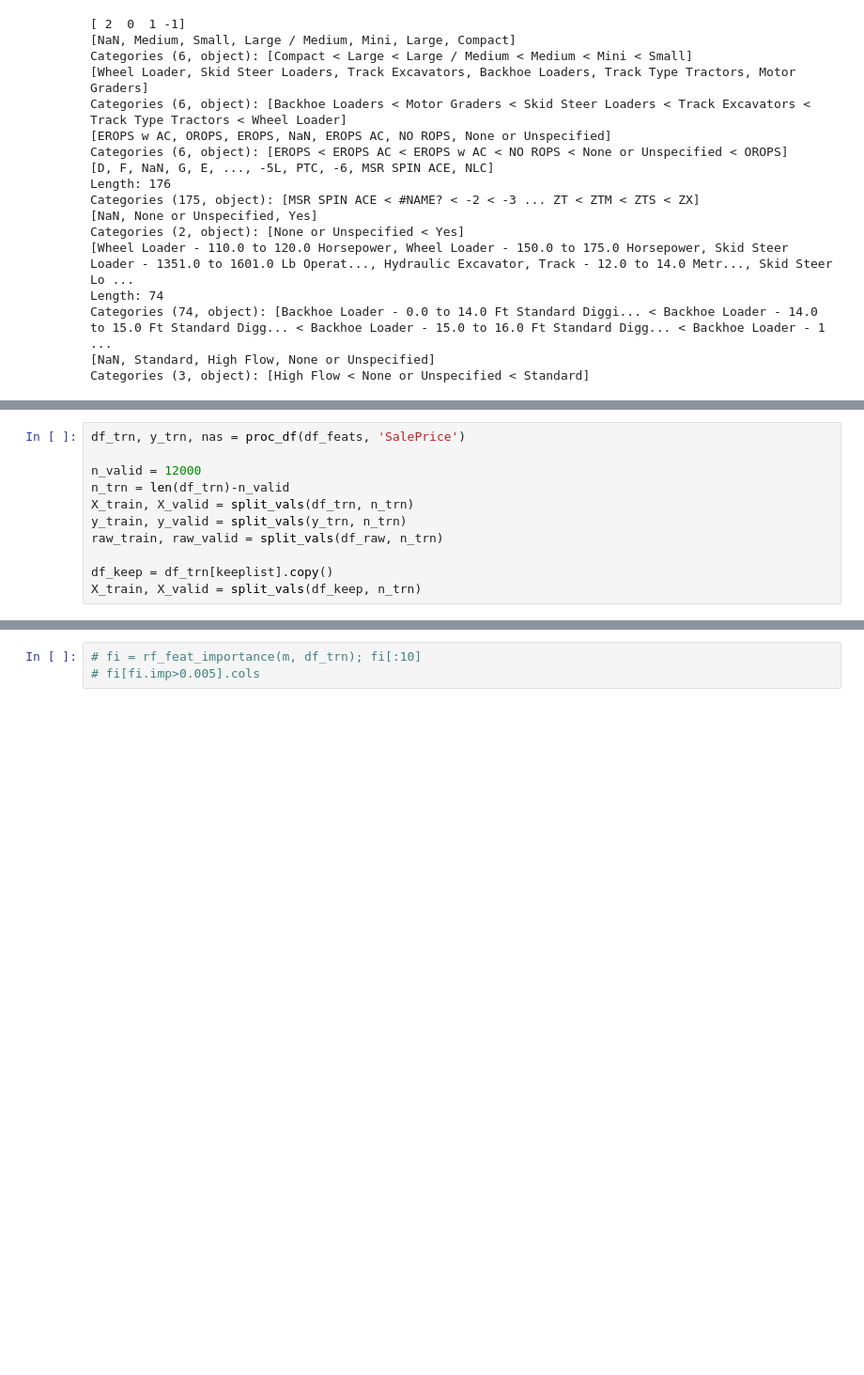
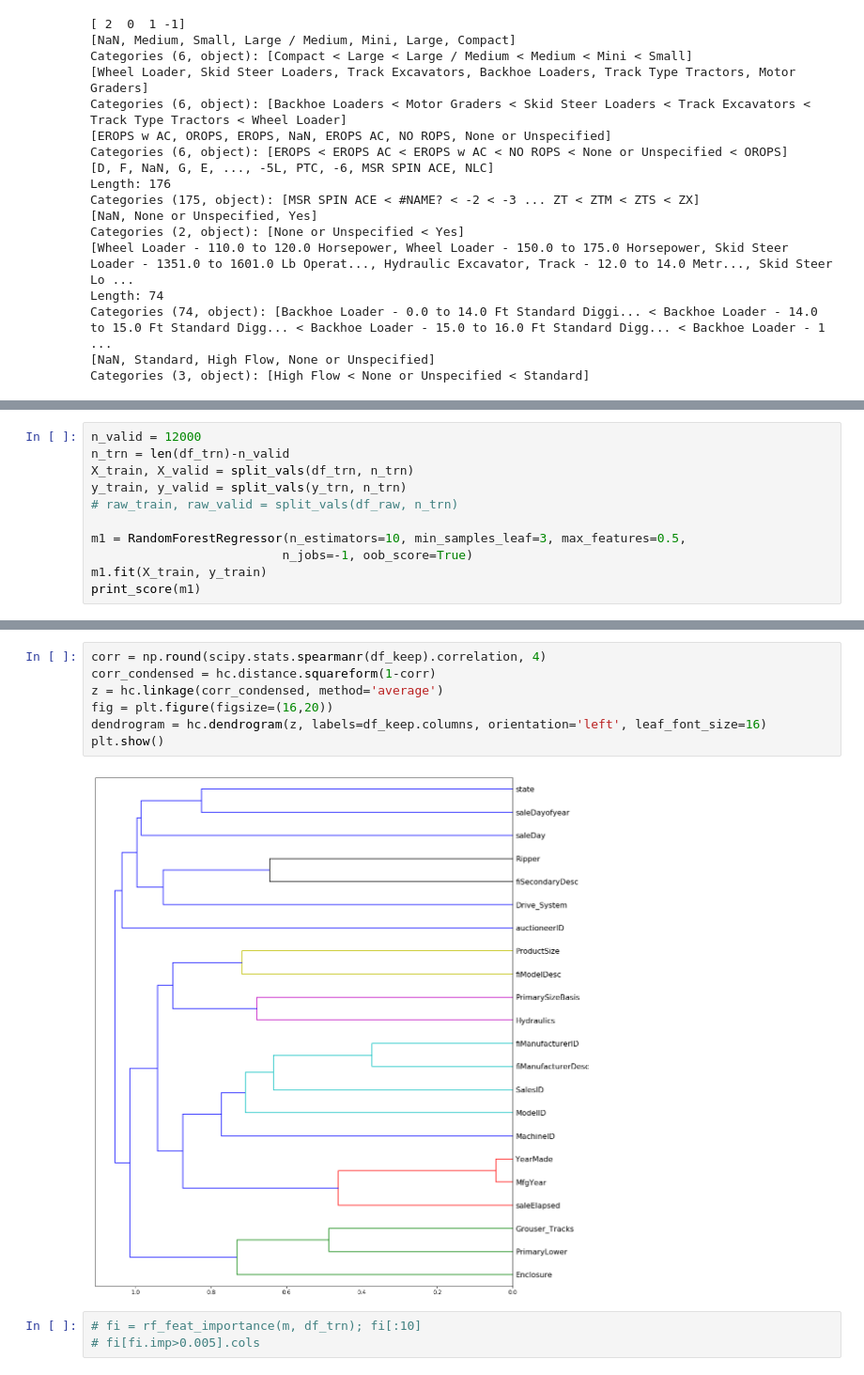
Before and after one commit to davidkobilnyk/fastai, a Jupyter notebook: courses/ml1/lesson2-rf_interpretation.ipynb, the cells around one changed output, grey strips where cells are left out. Shown at 94% size. Cells and saved outputs as stored; diff of their text form; blank space fills up the shorter version.

```diff
--- a/courses/ml1/lesson2-rf_interpretation.ipynb
+++ b/courses/ml1/lesson2-rf_interpretation.ipynb
@@ -291,11 +363,11 @@ array(['EROPS AC', 'OROPS', 'EROPS', nan, 'NO ROPS', 'None or Unspecified'], dty
 # %%
-df_trn, y_trn, nas = proc_df(df_feats, 'SalePrice')
-
 n_valid = 12000
 n_trn = len(df_trn)-n_valid
 X_train, X_valid = split_vals(df_trn, n_trn)
 y_train, y_valid = split_vals(y_trn, n_trn)
-raw_train, raw_valid = split_vals(df_raw, n_trn)
+# raw_train, raw_valid = split_vals(df_raw, n_trn)
 
-df_keep = df_trn[keeplist].copy()
-X_train, X_valid = split_vals(df_keep, n_trn)
+m1 = RandomForestRegressor(n_estimators=10, min_samples_leaf=3, max_features=0.5,
+                          n_jobs=-1, oob_score=True)
+m1.fit(X_train, y_train)
+print_score(m1)
@@ -314,3 +416,12 @@ plot_fi(fi);
+# %%
+corr = np.round(scipy.stats.spearmanr(df_keep).correlation, 4)
+corr_condensed = hc.distance.squareform(1-corr)
+z = hc.linkage(corr_condensed, method='average')
+fig = plt.figure(figsize=(16,20))
+dendrogram = hc.dendrogram(z, labels=df_keep.columns, orientation='left', leaf_font_size=16)
+plt.show()
+# %% [output]
+[figure, added]
 # %%
 # fi = rf_feat_importance(m, df_trn); fi[:10]
 # fi[fi.imp>0.005].cols
```
Also changed, not shown: parts of 27 cells of this notebook.
